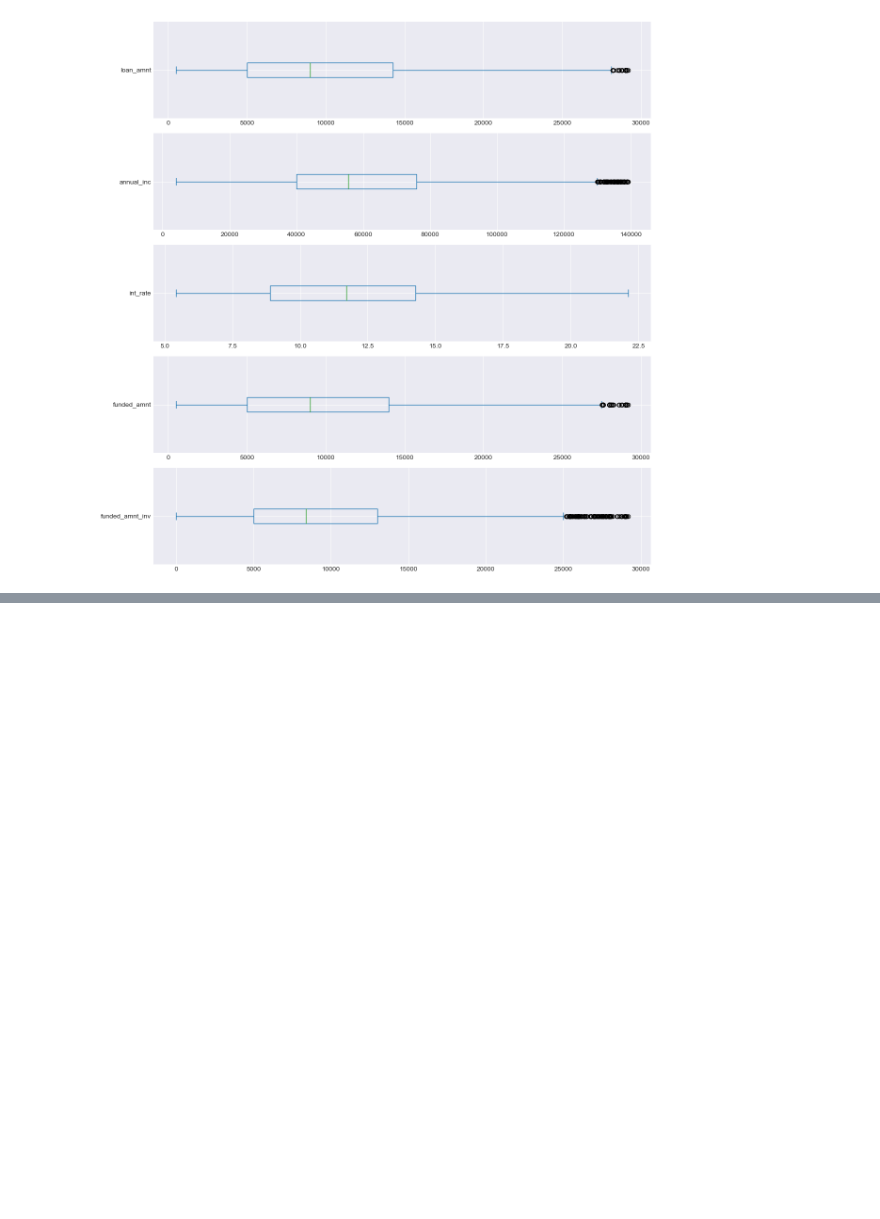
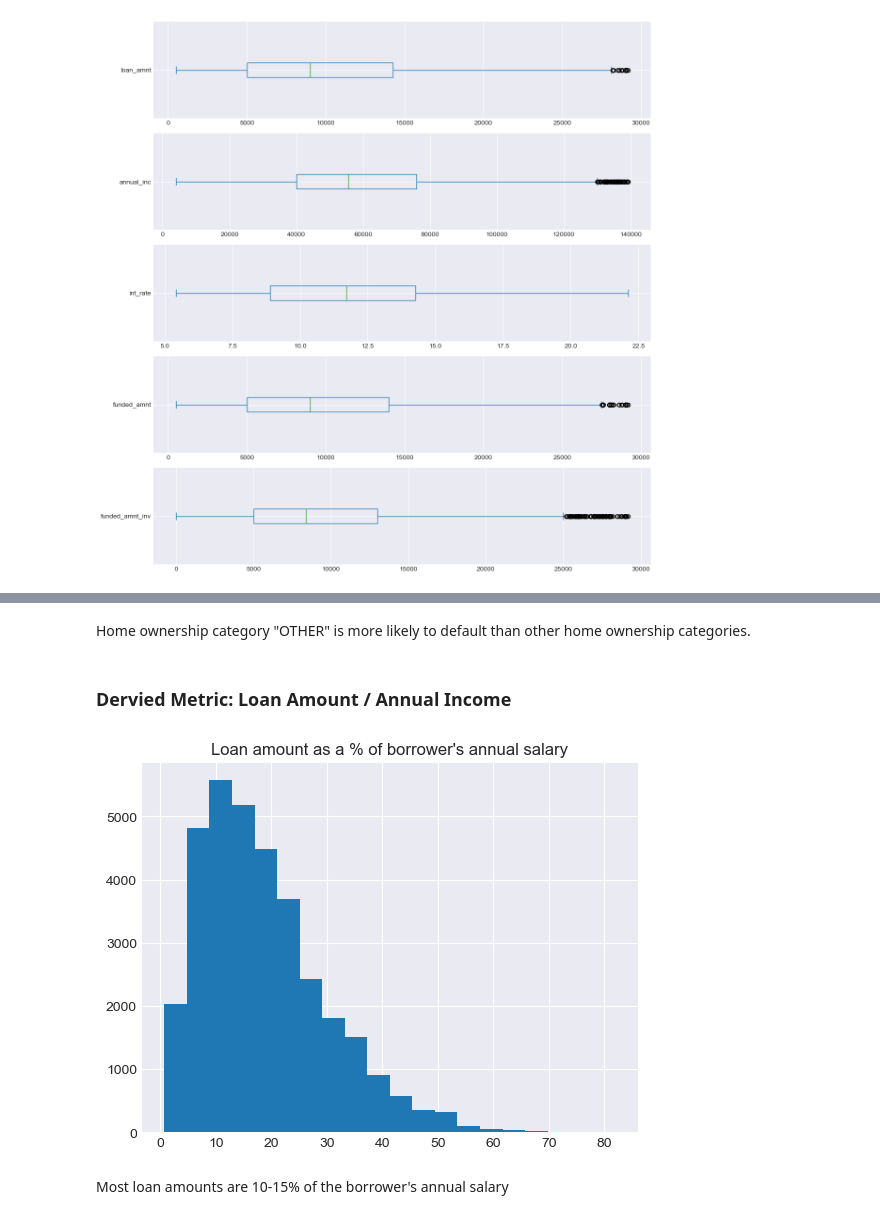
Before and after one commit to cyberpirate92/lending-club-case-study, a Jupyter notebook: Lending Club Case Study.ipynb, the cells around one changed output, grey strips where cells are left out. Drawn from its saved outputs; the diff is of its cells as text; code cells hidden in the pictures; blank space fills up the shorter version.

```diff
--- a/Lending Club Case Study.ipynb
+++ b/Lending Club Case Study.ipynb
@@ -644,0 +714,13 @@ plt.show()
+# %% [markdown]
+Home ownership category "OTHER" is more likely to default than other home ownership categories.
+# %% [markdown]
+### Dervied Metric: Loan Amount  / Annual Income
+# %%
+loan_data['LoanAmount:AnnualIncome'] = (loan_data.loan_amnt / loan_data.annual_inc) * 100
+loan_data['LoanAmount:AnnualIncome'].hist(bins=20)
+plt.title('Loan amount as a % of borrower\'s annual salary')
+plt.show()
+# %% [output]
+[figure, added]
+# %% [markdown]
+Most loan amounts are 10-15% of the borrower's annual salary
```
Also changed, not shown: parts of 39 cells of this notebook.
